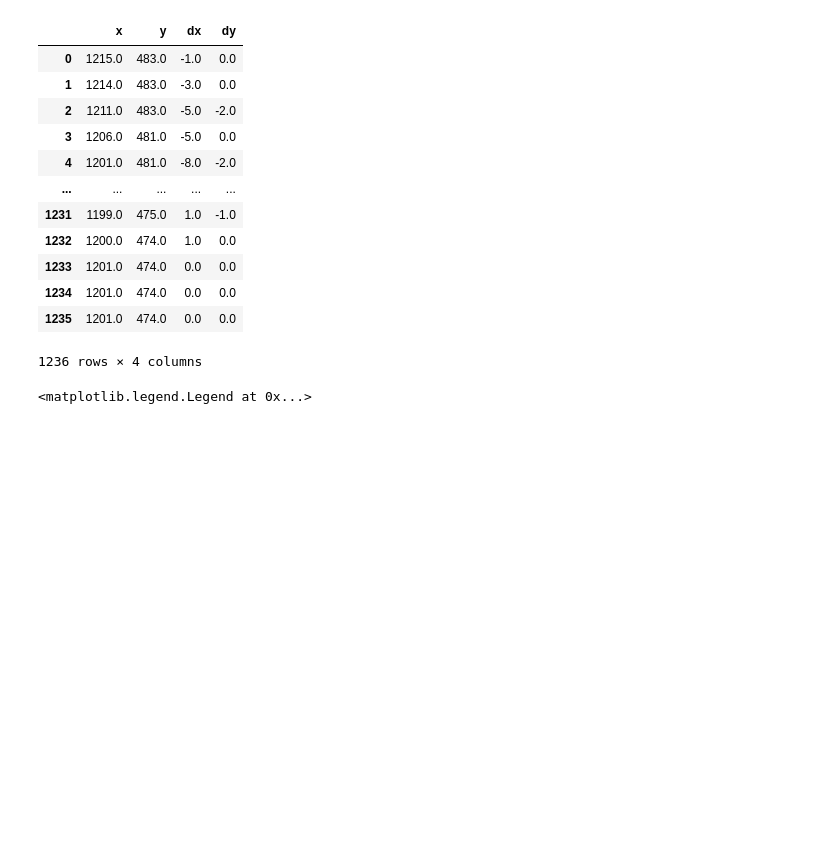
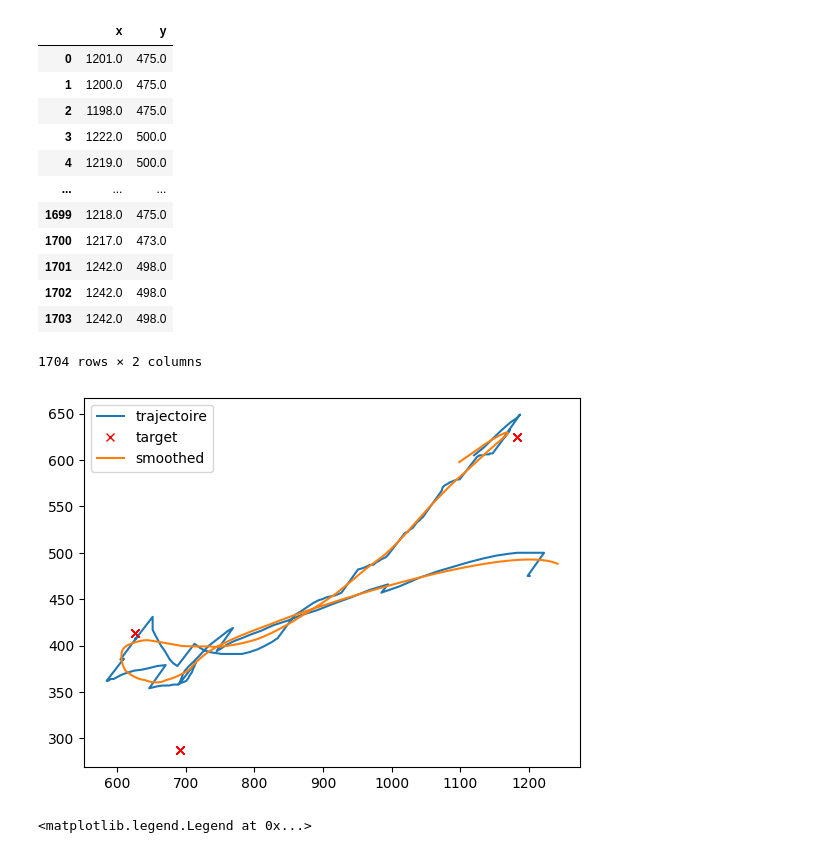
Before and after one commit to joaoMartinSaquet/OfflineCorr, a Jupyter notebook: quick_test.ipynb, the cells around one changed output. Saved outputs shown, nothing was run; the diff lists cells and outputs as text; code cells hidden in the pictures; blank space fills up the shorter version.

```diff
--- a/quick_test.ipynb
+++ b/quick_test.ipynb
@@ -1,36 +1,37 @@
 # %%
 from utils.dataset_handling import read_dataset
 
 import matplotlib.pyplot as plt
 from scipy.signal import savgol_filter
 
-(traj, y, targets) = read_dataset("/home/jmartinsaquet/Documents/code/IA2_codes/clone/datasets/P0_C0.csv", "vec")
+(traj, y, targets, traj) = read_dataset("/home/jmartinsaquet/Documents/code/IA2_codes/clone/datasets/P0_C1.csv", "vec")
 
-# index = 200
+index = 200
 
-# xhat = savgol_filter(traj['x'].to_numpy(), 50, 3)
-# yhat = savgol_filter(traj['y'].to_numpy(), 50, 3)
+xhat = savgol_filter(traj['x'].to_numpy(), 50, 3)
+yhat = savgol_filter(traj['y'].to_numpy(), 50, 3)
 
-# plt.figure()
-# plt.plot(traj['x'][:index], traj['y'][:index], label="trajectoire")
-# plt.plot(targets['x_to'][:index], targets['y_to'][:index], 'rx', label="target")
-# plt.plot(xhat[:index], yhat[:index], label="smoothed")
-# plt.legend()
+plt.figure()
+plt.plot(traj['x'][:index], traj['y'][:index], label="trajectoire")
+plt.plot(targets['x_to'][:index], targets['y_to'][:index], 'rx', label="target")
+plt.plot(xhat[:index], yhat[:index], label="smoothed")
+plt.legend()
 traj
 # %% [output]
-|  | x | y | dx | dy |
-| 0 | 1215.0 | 483.0 | -1.0 | 0.0 |
-| 1 | 1214.0 | 483.0 | -3.0 | 0.0 |
-| 2 | 1211.0 | 483.0 | -5.0 | -2.0 |
-| 3 | 1206.0 | 481.0 | -5.0 | 0.0 |
-| 4 | 1201.0 | 481.0 | -8.0 | -2.0 |
-| ... | ... | ... | ... | ... |
-| 1231 | 1199.0 | 475.0 | 1.0 | -1.0 |
-| 1232 | 1200.0 | 474.0 | 1.0 | 0.0 |
-| 1233 | 1201.0 | 474.0 | 0.0 | 0.0 |
-| 1234 | 1201.0 | 474.0 | 0.0 | 0.0 |
-| 1235 | 1201.0 | 474.0 | 0.0 | 0.0 |
+|  | x | y |
+| 0 | 1201.0 | 475.0 |
+| 1 | 1200.0 | 475.0 |
+| 2 | 1198.0 | 475.0 |
+| 3 | 1222.0 | 500.0 |
+| 4 | 1219.0 | 500.0 |
+| ... | ... | ... |
+| 1699 | 1218.0 | 475.0 |
+| 1700 | 1217.0 | 473.0 |
+| 1701 | 1242.0 | 498.0 |
+| 1702 | 1242.0 | 498.0 |
+| 1703 | 1242.0 | 498.0 |
-1236 rows × 4 columns
+1704 rows × 2 columns
+[figure, added]
 # %%
 from dataset_handling import *
 traj, y, targets = read_dataset("/home/jmartinsaquet/Documents/code/IA2_codes/clone/datasets/P0_C0.csv", "vec")
```
Also changed, not shown: parts of 1 cell of this notebook, 9 other files.
